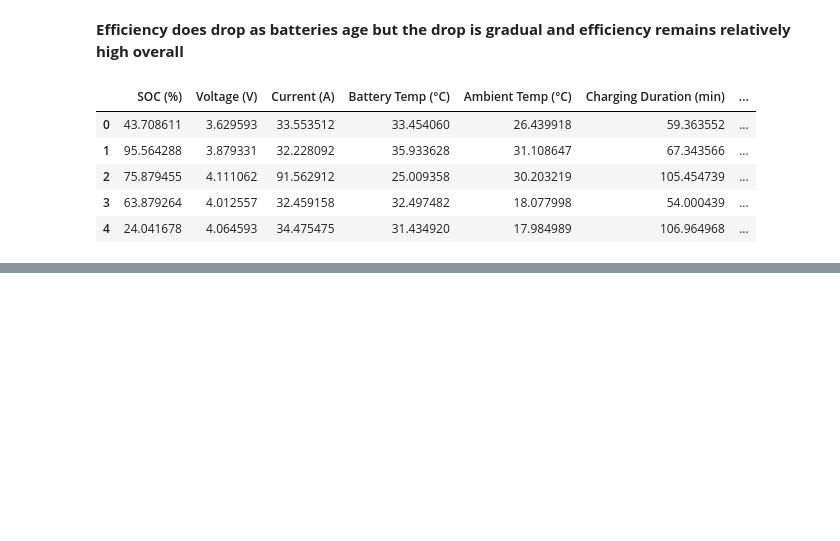
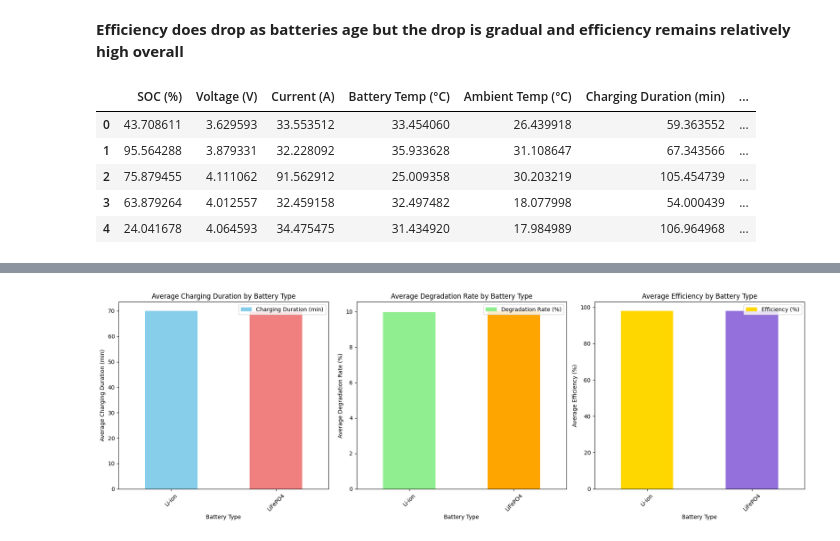
Before and after one commit to EBNyame/ev-battery-charging-data, a Jupyter notebook: ev_battery_charging_data.ipynb, the cells around one changed output, grey strips where cells are left out. Saved outputs shown, nothing was run; the diff lists cells and outputs as text; code cells hidden in the pictures; blank space fills up the shorter version.

Commit message:
Analysis Report

```diff
--- a/ev_battery_charging_data.ipynb
+++ b/ev_battery_charging_data.ipynb
@@ -272,0 +286,33 @@ data.head()
+# %%
+battery_type_analysis = data.groupby('Battery Type')[['Charging Duration (min)', 'Degradation Rate (%)', 'Efficiency (%)']].mean()
+
+plt.figure(figsize=(18, 6))
+
+plt.subplot(1, 3, 1)
+battery_type_analysis['Charging Duration (min)'].plot(kind='bar', color=['skyblue', 'lightcoral'])
+plt.title('Average Charging Duration by Battery Type')
+plt.xlabel('Battery Type')
+plt.ylabel('Average Charging Duration (min)')
+plt.xticks(rotation=45)
+plt.legend(['Charging Duration (min)'])
+
+plt.subplot(1, 3, 2)
+battery_type_analysis['Degradation Rate (%)'].plot(kind='bar', color=['lightgreen', 'orange'])
+plt.title('Average Degradation Rate by Battery Type')
+plt.xlabel('Battery Type')
+plt.ylabel('Average Degradation Rate (%)')
+plt.xticks(rotation=45)
+plt.legend(['Degradation Rate (%)'])
+
+plt.subplot(1, 3, 3)
+battery_type_analysis['Efficiency (%)'].plot(kind='bar', color=['gold', 'mediumpurple'])
+plt.title('Average Efficiency by Battery Type')
+plt.xlabel('Battery Type')
+plt.ylabel('Average Efficiency (%)')
+plt.xticks(rotation=45)
+plt.legend(['Efficiency (%)'])
+
+plt.tight_layout()
+plt.show()
+# %% [output]
+[figure, added]
```
Also changed, not shown: parts of 7 cells of this notebook.
